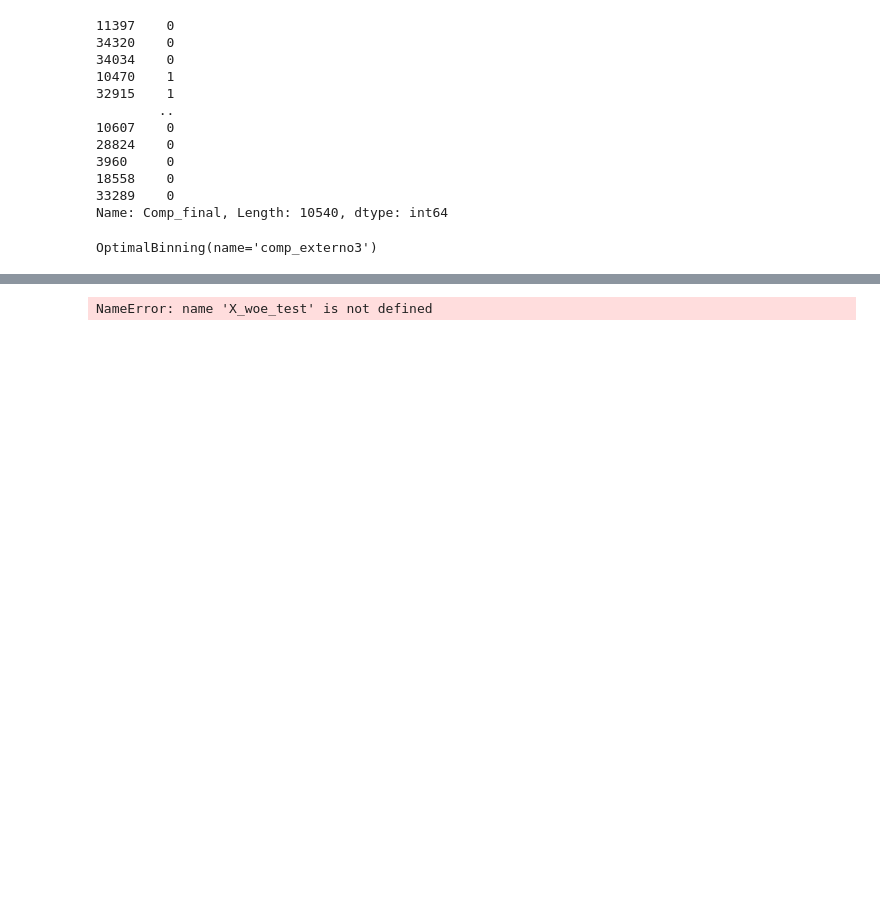
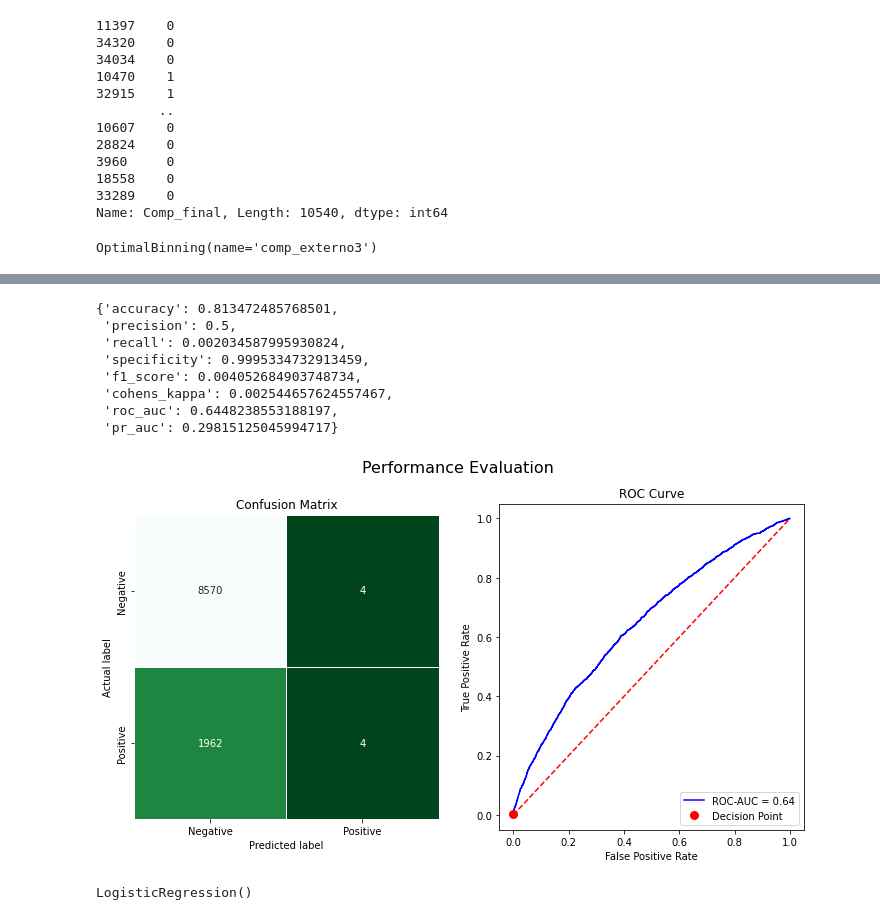
Before and after one commit to FernandoLopBa/SeminarioEstadistica_2022-1, a Jupyter notebook: Tarea 2/Ejercicio_1_Tarea2.ipynb, the cells around one changed output, grey strips where cells are left out. Drawn from its saved outputs; the diff is of its cells as text; code cells hidden in the pictures; blank space fills up the shorter version.

```diff
--- a/Tarea 2/Ejercicio_1_Tarea2.ipynb
+++ b/Tarea 2/Ejercicio_1_Tarea2.ipynb
@@ -914,3 +914,9 @@ test["woe_comp_mixto1"] = optb_comp_mixto1.transform(test["comp_mixto1"], metric
 test["woe_comp_externo1"] = optb_comp_externo1.transform(test["comp_externo1"], metric="woe")
 test["woe_comp_externo2"] = optb_comp_externo2.transform(test["comp_externo2"], metric="woe")
 test["woe_comp_externo3"] = optb_comp_externo3.transform(test["comp_externo3"], metric="woe")
+# %%
+#Como las variables woe_interno1 y woe_externo1 tienen mucha correlación con las demás las quitamos
+f_test=test[["Comp_final","woe_comp_interno2","woe_comp_interno4","woe_categoria1","woe_categoria3","woe_comp_mixto1","woe_comp_externo2","woe_comp_externo3"]]
+X_woe_test=f_test.iloc[:,1:]
+y_test=f_test.iloc[:,0]
+X_woe_test.head()
@@ -961,4 +1027,16 @@ def performance_evaluation_report(model, X_test, y_test, show_plot=False, labels
 # %%
-performance_evaluation_report(model, X_woe_test, y_test,  show_plot=True)
+performance_evaluation_report(clf, X_woe_test, y_test,  show_plot=True)
 # %% [output]
-NameError: name 'X_woe_test' is not defined
+{'accuracy': 0.813472485768501,
+ 'precision': 0.5,
+ 'recall': 0.002034587995930824,
+ 'specificity': 0.9995334732913459,
+ 'f1_score': 0.004052684903748734,
+ 'cohens_kappa': 0.002544657624557467,
+ 'roc_auc': 0.6448238553188197,
+ 'pr_auc': 0.29815125045994717}
+[figure, added]
+# %%
+clf
+# %% [output]
+LogisticRegression()
```
Also changed, not shown: parts of 13 cells of this notebook.
